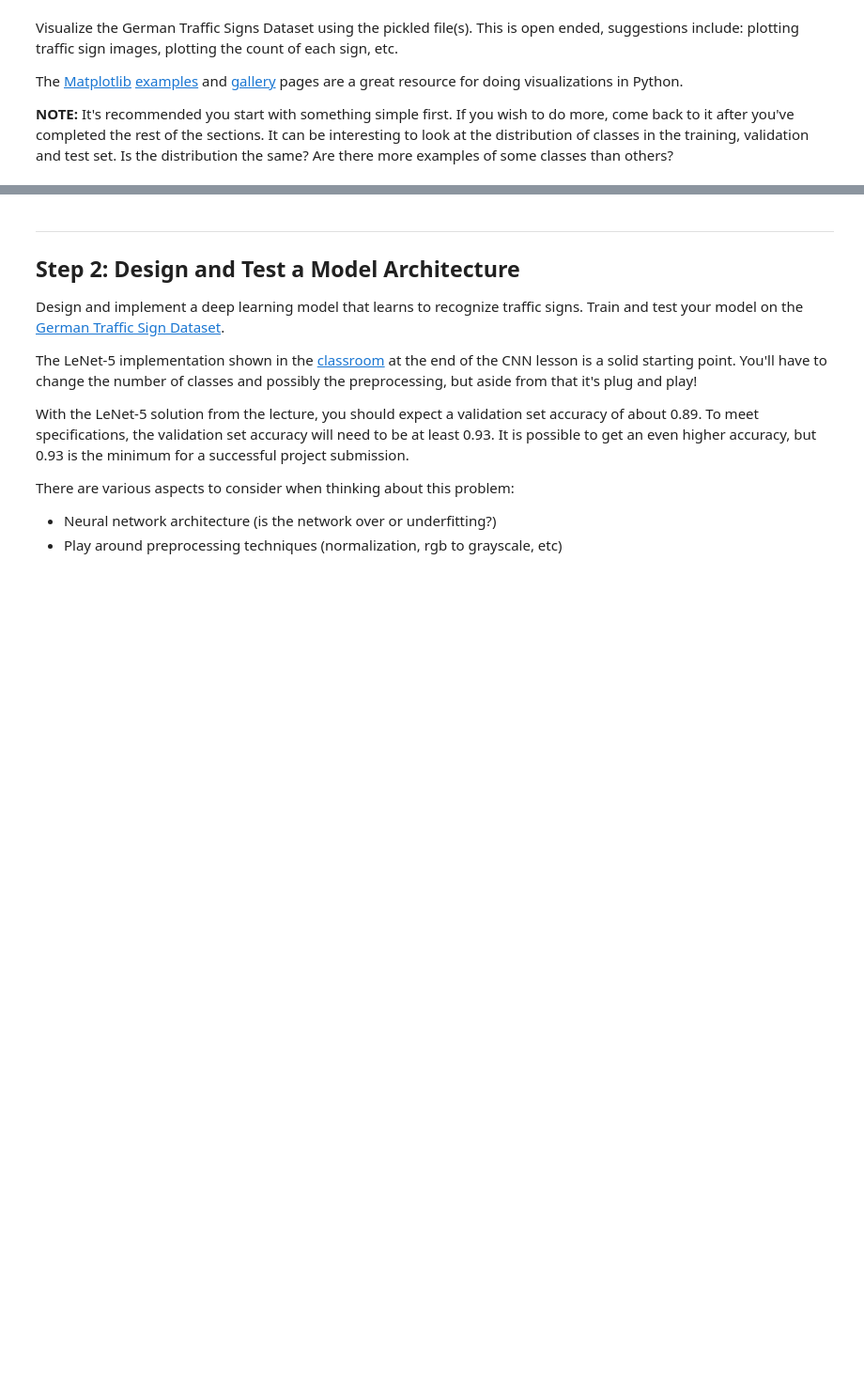
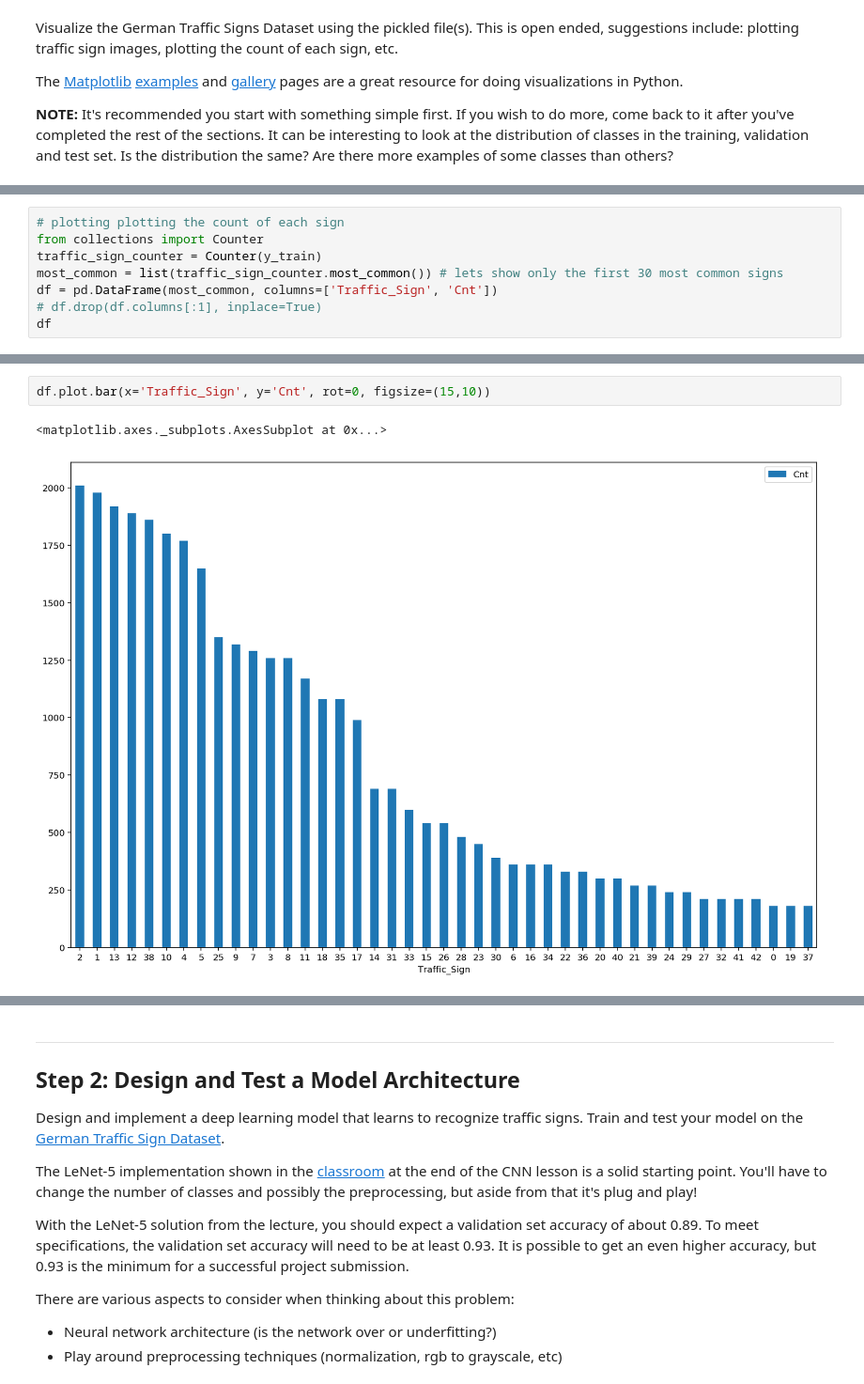
Before and after one commit to sbatururimi/Traffic-Sign-Classifier, a Jupyter notebook: Traffic_Sign_Classifier.ipynb, the cells around one changed output, grey strips where cells are left out. Shown at 94% size. Drawn from its saved outputs; the diff is of its cells as text; blank space fills up the shorter version.

```diff
--- a/Traffic_Sign_Classifier.ipynb
+++ b/Traffic_Sign_Classifier.ipynb
@@ -101,0 +171,8 @@ import matplotlib.pyplot as plt
+# %%
+# plotting plotting the count of each sign
+from collections import Counter
+traffic_sign_counter = Counter(y_train)
+most_common = list(traffic_sign_counter.most_common()) # lets show only the first 30 most common signs
+df = pd.DataFrame(most_common, columns=['Traffic_Sign', 'Cnt'])
+# df.drop(df.columns[:1], inplace=True)
+df
@@ -101,0 +197,5 @@ import matplotlib.pyplot as plt
+# %%
+df.plot.bar(x='Traffic_Sign', y='Cnt', rot=0, figsize=(15,10))
+# %% [output]
+<matplotlib.axes._subplots.AxesSubplot at 0x...>
+[figure, added]
```
Also changed, not shown: parts of 10 cells of this notebook.
